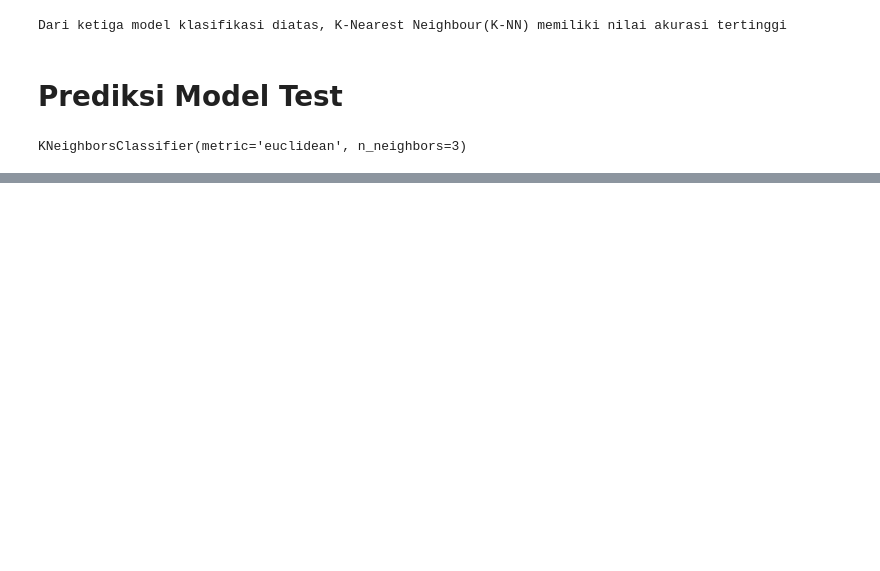
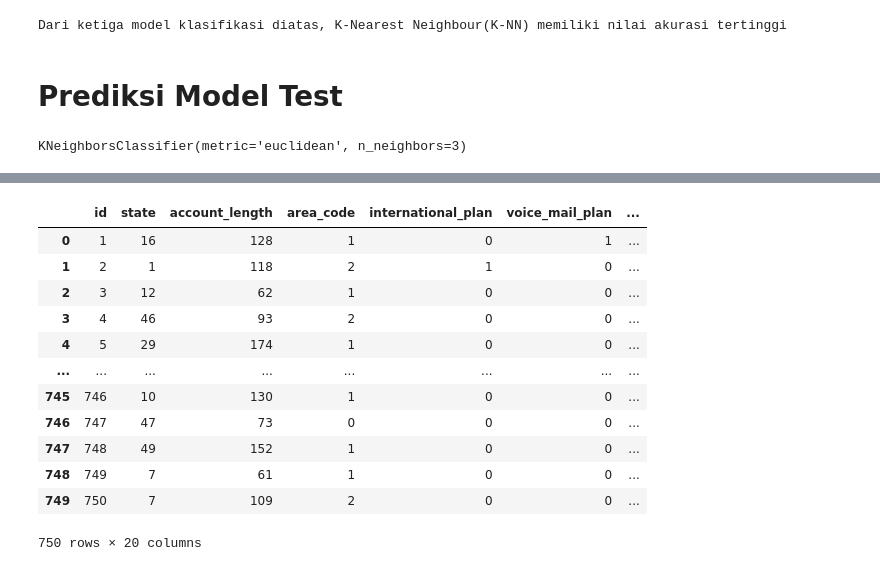
Before and after one commit to baghizzhd/DS-Binar-Chapter2, a Jupyter notebook: Challenge2/Baghiz Zuhdi Adzin_Chapter 2.ipynb, the cells around one changed output, grey strips where cells are left out. Drawn from its saved outputs; the diff is of its cells as text; code cells hidden in the pictures; blank space fills up the shorter version.

```diff
--- a/Challenge2/Baghiz Zuhdi Adzin_Chapter 2.ipynb
+++ b/Challenge2/Baghiz Zuhdi Adzin_Chapter 2.ipynb
@@ -352,0 +355,16 @@ F1-Score: 0.5454545454545454
+# %%
+df2
+# %% [output]
+|  | id | state | account_length | area_code | international_plan | voice_mail_plan | ... |
+| 0 | 1 | 16 | 128 | 1 | 0 | 1 | ... |
+| 1 | 2 | 1 | 118 | 2 | 1 | 0 | ... |
+| 2 | 3 | 12 | 62 | 1 | 0 | 0 | ... |
+| 3 | 4 | 46 | 93 | 2 | 0 | 0 | ... |
+| 4 | 5 | 29 | 174 | 1 | 0 | 0 | ... |
+| ... | ... | ... | ... | ... | ... | ... | ... |
+| 745 | 746 | 10 | 130 | 1 | 0 | 0 | ... |
+| 746 | 747 | 47 | 73 | 0 | 0 | 0 | ... |
+| 747 | 748 | 49 | 152 | 1 | 0 | 0 | ... |
+| 748 | 749 | 7 | 61 | 1 | 0 | 0 | ... |
+| 749 | 750 | 7 | 109 | 2 | 0 | 0 | ... |
+750 rows × 20 columns
```
Also changed, not shown: parts of 10 cells of this notebook.
